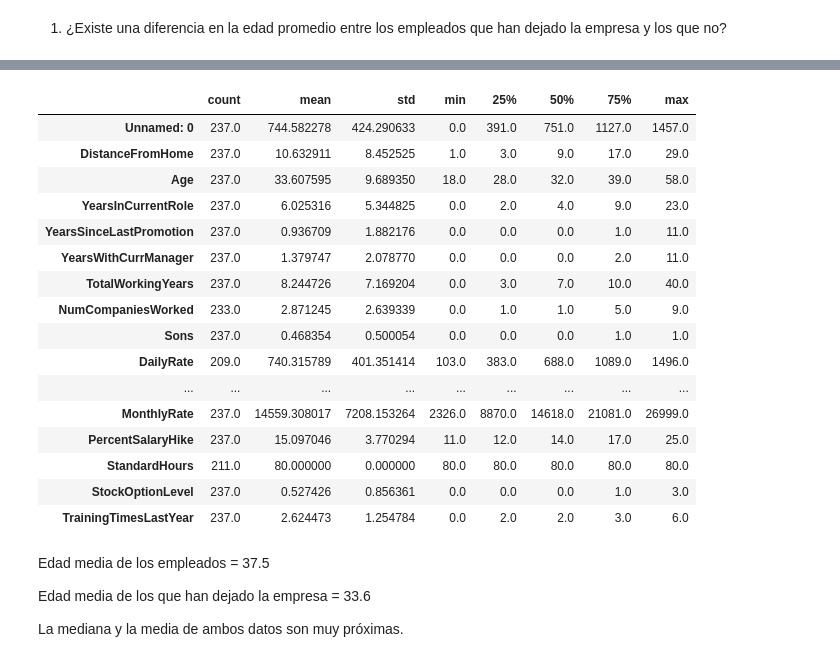
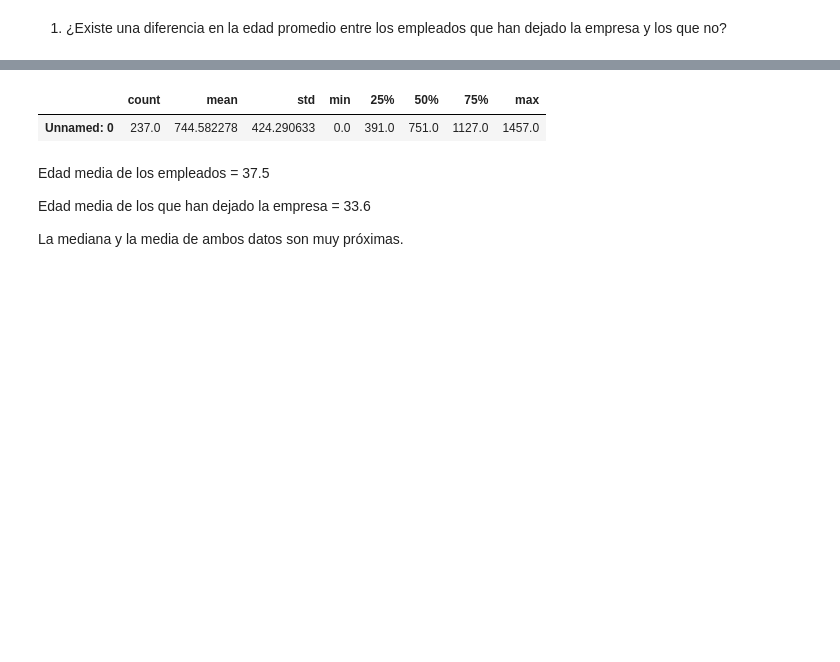
Before and after one commit to jgilsu11/Teoria, a Jupyter notebook: Modulo2/teoria/problema-enunciado.ipynb, the cells around one changed output, grey strips where cells are left out. Cells and saved outputs as stored; diff of their text form; code cells hidden in the pictures; blank space fills up the shorter version.

```diff
--- a/Modulo2/teoria/problema-enunciado.ipynb
+++ b/Modulo2/teoria/problema-enunciado.ipynb
@@ -104,23 +71,8 @@ df_empleado.describe().T
 # %%
-df_desempleado.describe().T
+df_desempleado.describe().T.head(1)
 # %% [output]
 |  | count | mean | std | min | 25% | 50% | 75% | max |
 | Unnamed: 0 | 237.0 | 744.582278 | 424.290633 | 0.0 | 391.0 | 751.0 | 1127.0 | 1457.0 |
-| DistanceFromHome | 237.0 | 10.632911 | 8.452525 | 1.0 | 3.0 | 9.0 | 17.0 | 29.0 |
-| Age | 237.0 | 33.607595 | 9.689350 | 18.0 | 28.0 | 32.0 | 39.0 | 58.0 |
-| YearsInCurrentRole | 237.0 | 6.025316 | 5.344825 | 0.0 | 2.0 | 4.0 | 9.0 | 23.0 |
-| YearsSinceLastPromotion | 237.0 | 0.936709 | 1.882176 | 0.0 | 0.0 | 0.0 | 1.0 | 11.0 |
-| YearsWithCurrManager | 237.0 | 1.379747 | 2.078770 | 0.0 | 0.0 | 0.0 | 2.0 | 11.0 |
-| TotalWorkingYears | 237.0 | 8.244726 | 7.169204 | 0.0 | 3.0 | 7.0 | 10.0 | 40.0 |
-| NumCompaniesWorked | 233.0 | 2.871245 | 2.639339 | 0.0 | 1.0 | 1.0 | 5.0 | 9.0 |
-| Sons | 237.0 | 0.468354 | 0.500054 | 0.0 | 0.0 | 0.0 | 1.0 | 1.0 |
-| DailyRate | 209.0 | 740.315789 | 401.351414 | 103.0 | 383.0 | 688.0 | 1089.0 | 1496.0 |
-| ... | ... | ... | ... | ... | ... | ... | ... | ... |
-| MonthlyRate | 237.0 | 14559.308017 | 7208.153264 | 2326.0 | 8870.0 | 14618.0 | 21081.0 | 26999.0 |
-| PercentSalaryHike | 237.0 | 15.097046 | 3.770294 | 11.0 | 12.0 | 14.0 | 17.0 | 25.0 |
-| StandardHours | 211.0 | 80.000000 | 0.000000 | 80.0 | 80.0 | 80.0 | 80.0 | 80.0 |
-| StockOptionLevel | 237.0 | 0.527426 | 0.856361 | 0.0 | 0.0 | 0.0 | 1.0 | 3.0 |
-| TrainingTimesLastYear | 237.0 | 2.624473 | 1.254784 | 0.0 | 2.0 | 2.0 | 3.0 | 6.0 |
 # %% [markdown]
 Edad media de los empleados = 37.5
 
```
Also changed, not shown: parts of 19 cells of this notebook.
